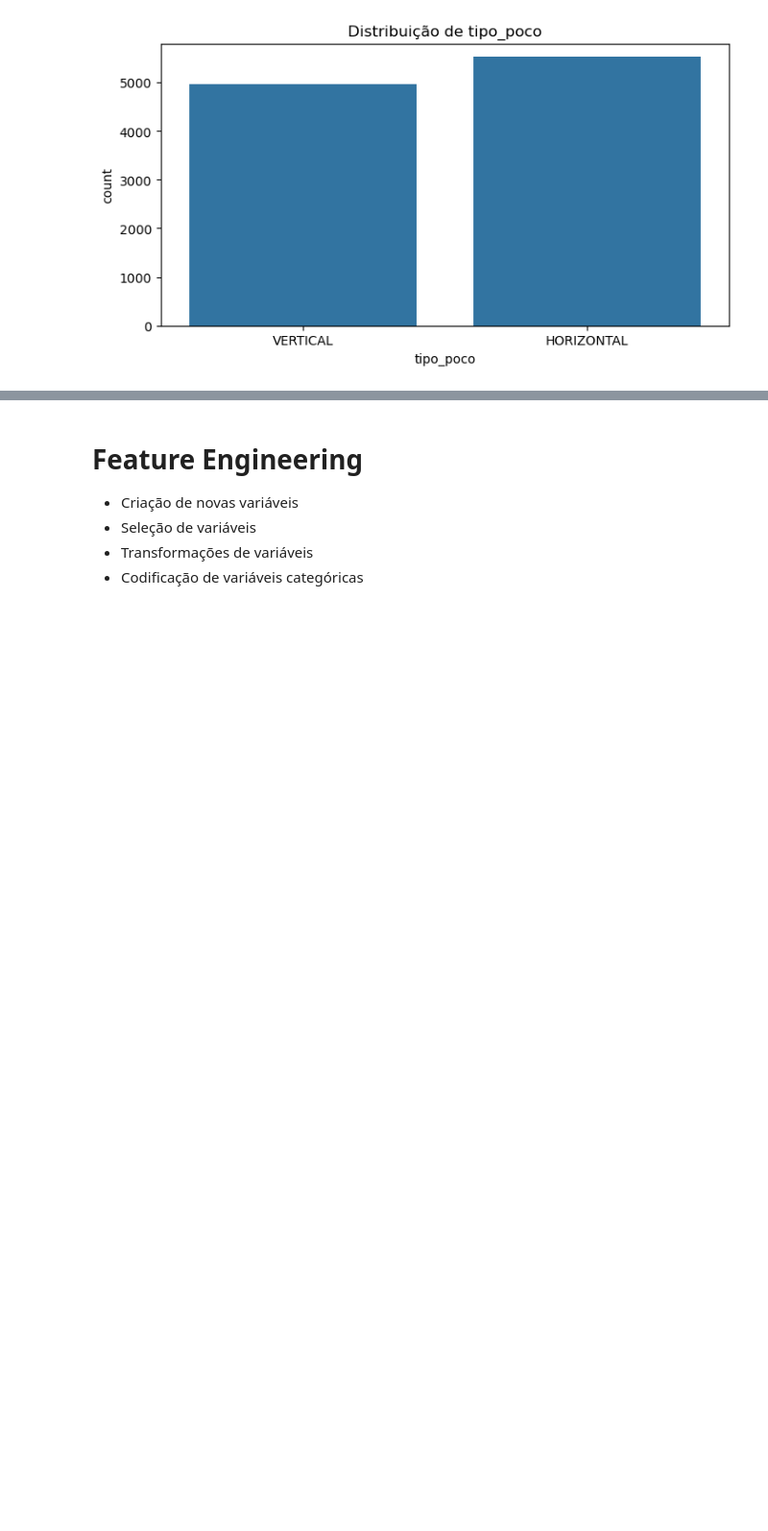
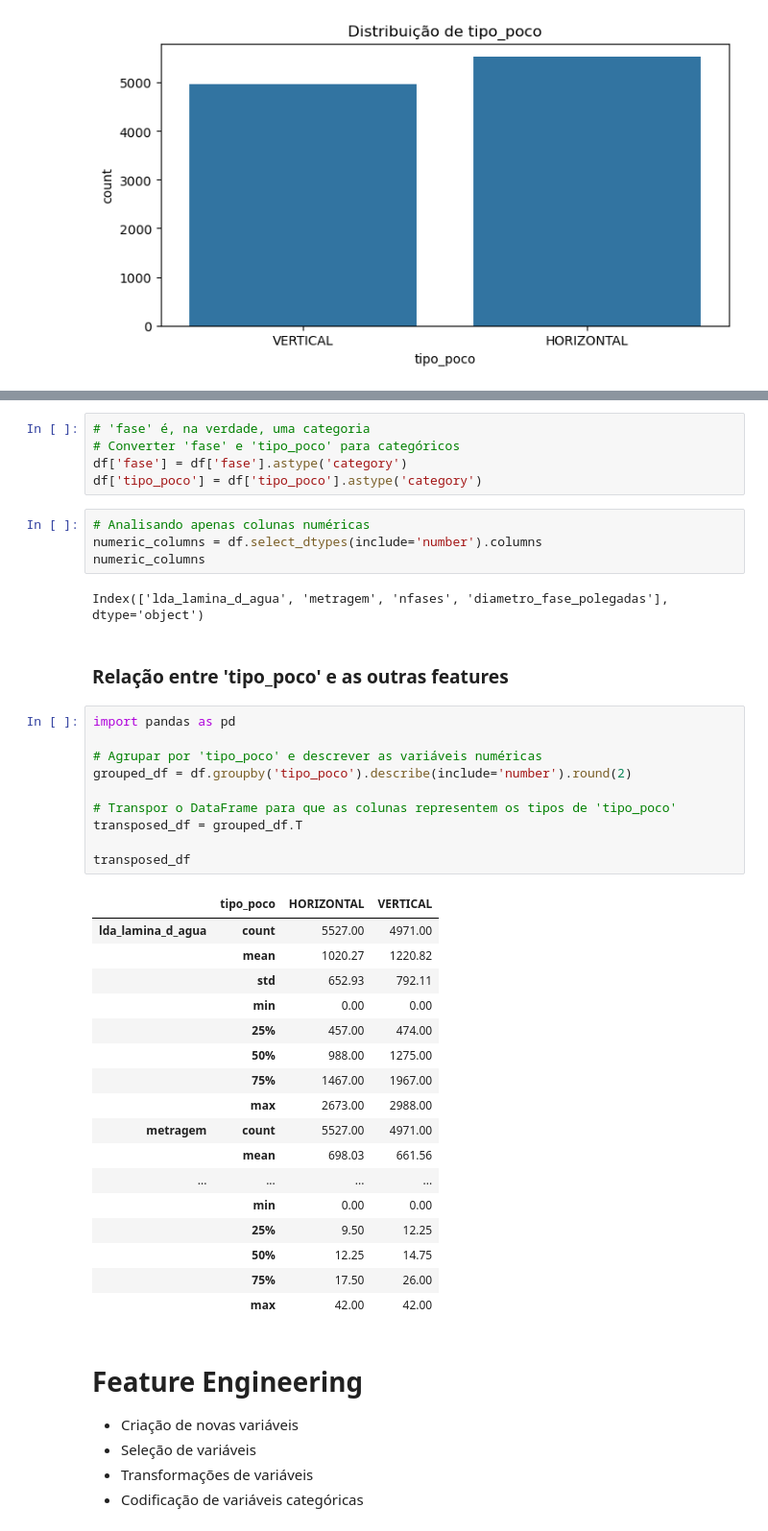
Before and after one commit to joaomj/oilfields, a Jupyter notebook: notebook.ipynb, the cells around one changed output, grey strips where cells are left out. Shown at 96% size. Saved outputs shown, nothing was run; the diff lists cells and outputs as text; blank space fills up the shorter version.

Commit message:
EDA - análise bivariada tipo_poco

```diff
--- a/notebook.ipynb
+++ b/notebook.ipynb
@@ -449,3 +458,44 @@ Name: count, dtype: int64
+# %%
+# 'fase' é, na verdade, uma categoria
+# Converter 'fase' e 'tipo_poco' para categóricos
+df['fase'] = df['fase'].astype('category')
+df['tipo_poco'] = df['tipo_poco'].astype('category')
+# %%
+# Analisando apenas colunas numéricas
+numeric_columns = df.select_dtypes(include='number').columns
+numeric_columns
+# %% [output]
+Index(['lda_lamina_d_agua', 'metragem', 'nfases', 'diametro_fase_polegadas'], dtype='object')
+# %% [markdown]
+### Relação entre 'tipo_poco' e as outras features
+# %%
+import pandas as pd
+
+# Agrupar por 'tipo_poco' e descrever as variáveis numéricas
+grouped_df = df.groupby('tipo_poco').describe(include='number').round(2)
+
+# Transpor o DataFrame para que as colunas representem os tipos de 'tipo_poco'
+transposed_df = grouped_df.T
+
+transposed_df
+# %% [output]
+|  | tipo_poco | HORIZONTAL | VERTICAL |
+| lda_lamina_d_agua | count | 5527.00 | 4971.00 |
+|  | mean | 1020.27 | 1220.82 |
+|  | std | 652.93 | 792.11 |
+|  | min | 0.00 | 0.00 |
+|  | 25% | 457.00 | 474.00 |
+|  | 50% | 988.00 | 1275.00 |
+|  | 75% | 1467.00 | 1967.00 |
+|  | max | 2673.00 | 2988.00 |
+| metragem | count | 5527.00 | 4971.00 |
+|  | mean | 698.03 | 661.56 |
+| ... | ... | ... | ... |
+|  | min | 0.00 | 0.00 |
+|  | 25% | 9.50 | 12.25 |
+|  | 50% | 12.25 | 14.75 |
+|  | 75% | 17.50 | 26.00 |
+|  | max | 42.00 | 42.00 |
 # %% [markdown]
 # **Feature Engineering**
 - Criação de novas variáveis
```
Also changed, not shown: parts of 2 cells of this notebook.
